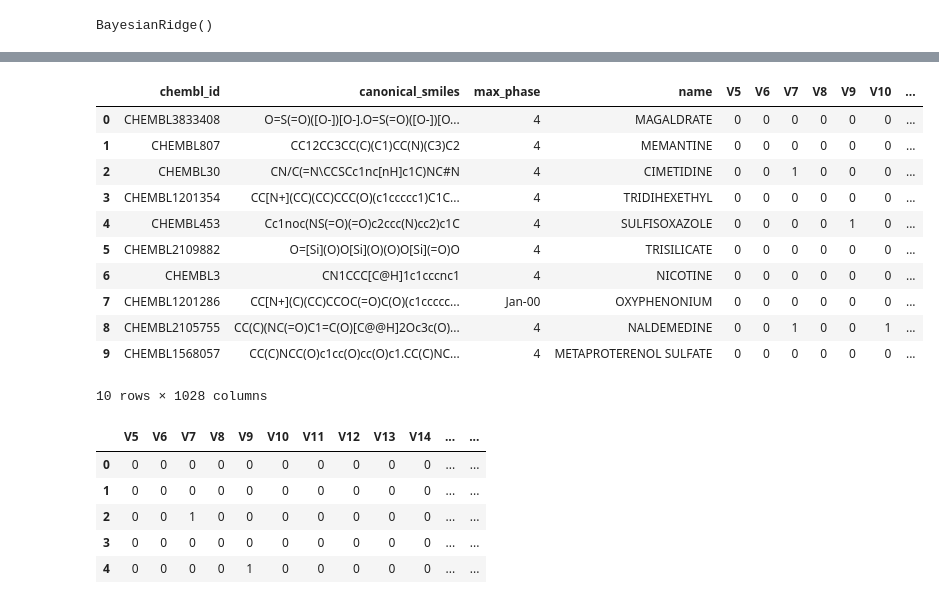
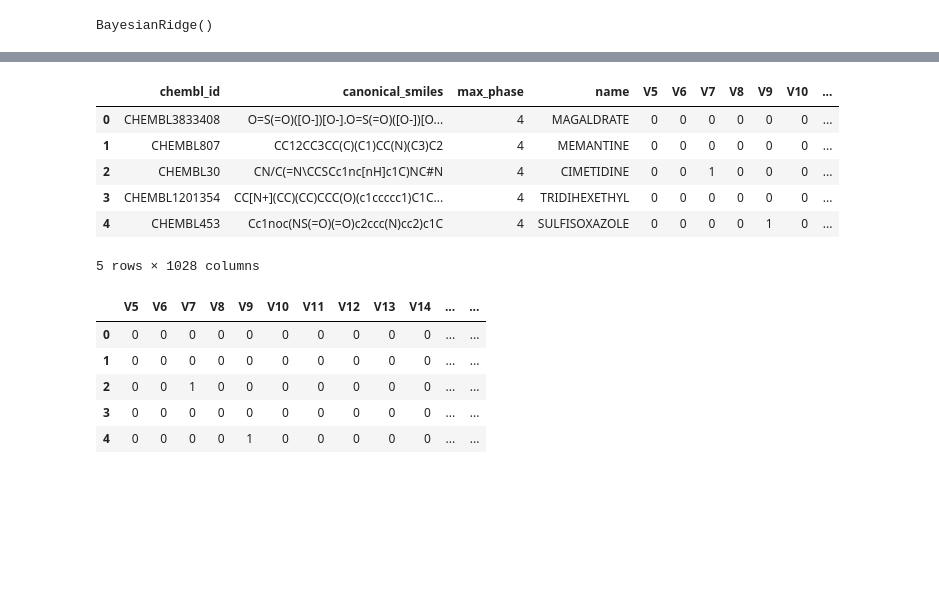
Before and after one commit to dlarsson2000/ML4BiotechProject, a Jupyter notebook: CB206V_Project_Drug_repurposing LATEST.ipynb, the cells around one changed output, grey strips where cells are left out. Drawn from its saved outputs; the diff is of its cells as text; code cells hidden in the pictures; blank space fills up the shorter version.

```diff
--- a/CB206V_Project_Drug_repurposing LATEST.ipynb
+++ b/CB206V_Project_Drug_repurposing LATEST.ipynb
@@ -133,20 +110,15 @@ pIC50,prediction_label
 # %%
 # read prediction data from file
 dataset2 = pd.read_csv('https://raw.githubusercontent.com/dlarsson2000/ML4BiotechProject/main/drug_phaseIV_fp_data.csv')
-dataset2.head(10)
+dataset2.head(5)
 # %% [output]
 |  | chembl_id | canonical_smiles | max_phase | name | V5 | V6 | V7 | V8 | V9 | V10 | ... |
 | 0 | CHEMBL3833408 | O=S(=O)([O-])[O-].O=S(=O)([O-])[O... | 4 | MAGALDRATE | 0 | 0 | 0 | 0 | 0 | 0 | ... |
 | 1 | CHEMBL807 | CC12CC3CC(C)(C1)CC(N)(C3)C2 | 4 | MEMANTINE | 0 | 0 | 0 | 0 | 0 | 0 | ... |
 | 2 | CHEMBL30 | CN/C(=N\CCSCc1nc[nH]c1C)NC#N | 4 | CIMETIDINE | 0 | 0 | 1 | 0 | 0 | 0 | ... |
 | 3 | CHEMBL1201354 | CC[N+](CC)(CC)CCC(O)(c1ccccc1)C1C... | 4 | TRIDIHEXETHYL | 0 | 0 | 0 | 0 | 0 | 0 | ... |
 | 4 | CHEMBL453 | Cc1noc(NS(=O)(=O)c2ccc(N)cc2)c1C | 4 | SULFISOXAZOLE | 0 | 0 | 0 | 0 | 1 | 0 | ... |
-| 5 | CHEMBL2109882 | O=[Si](O)O[Si](O)(O)O[Si](=O)O | 4 | TRISILICATE | 0 | 0 | 0 | 0 | 0 | 0 | ... |
-| 6 | CHEMBL3 | CN1CCC[C@H]1c1cccnc1 | 4 | NICOTINE | 0 | 0 | 0 | 0 | 0 | 0 | ... |
-| 7 | CHEMBL1201286 | CC[N+](C)(CC)CCOC(=O)C(O)(c1ccccc... | Jan-00 | OXYPHENONIUM | 0 | 0 | 0 | 0 | 0 | 0 | ... |
-| 8 | CHEMBL2105755 | CC(C)(NC(=O)C1=C(O)[C@@H]2Oc3c(O)... | 4 | NALDEMEDINE | 0 | 0 | 1 | 0 | 0 | 1 | ... |
-| 9 | CHEMBL1568057 | CC(C)NCC(O)c1cc(O)cc(O)c1.CC(C)NC... | 4 | METAPROTERENOL SULFATE | 0 | 0 | 0 | 0 | 0 | 0 | ... |
-10 rows × 1028 columns
+5 rows × 1028 columns
 # %%
 df_new_X = dataset2.drop(columns=['name','chembl_id','canonical_smiles','max_phase'])
 df_new_X.head(5)
```
Also changed, not shown: parts of 13 cells of this notebook.
